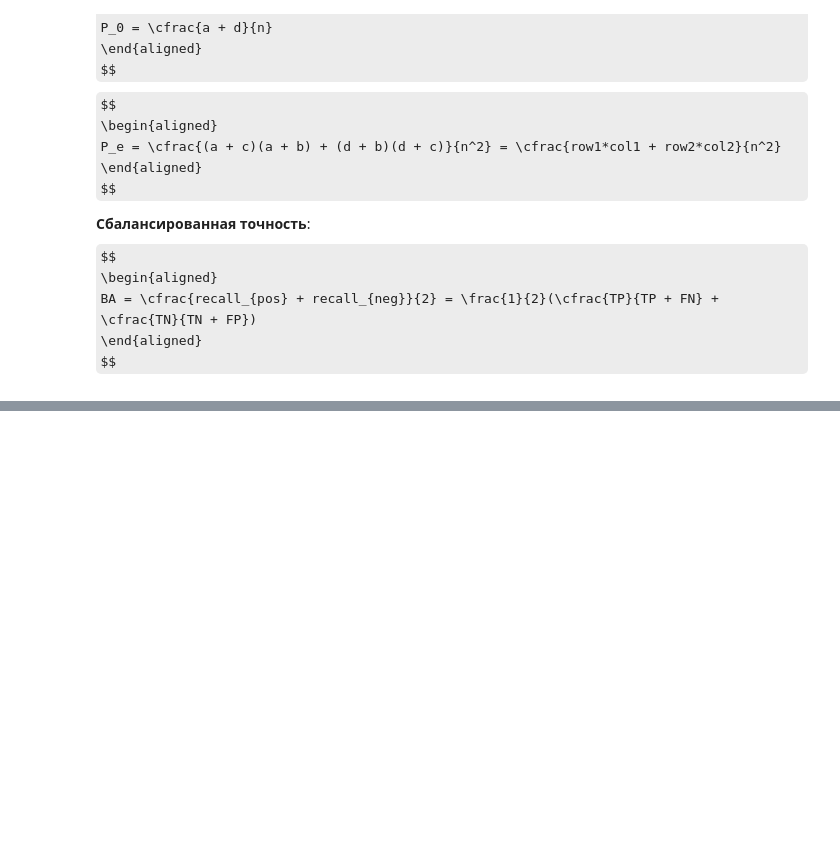
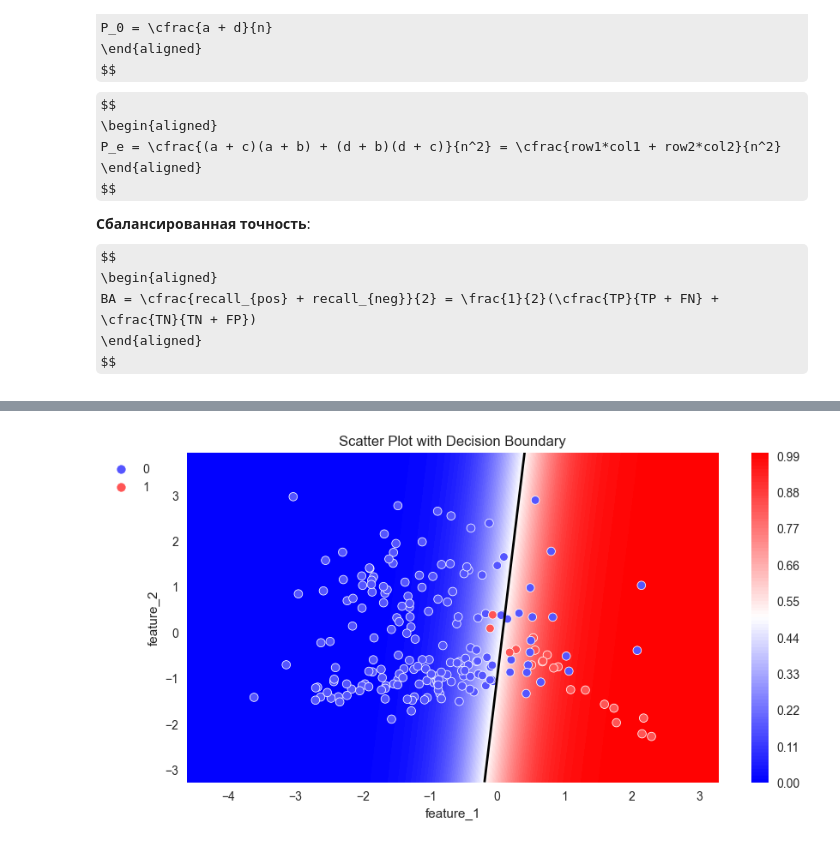
Before and after one commit to MazepaYuliya/SF_DS_3_0, a Jupyter notebook: ML_/unbalanced_dataset.ipynb, the cells around one changed output, grey strips where cells are left out. Cells and saved outputs as stored; diff of their text form; code cells hidden in the pictures; some formulas as TeX source; blank space fills up the shorter version.

```diff
--- a/ML_/unbalanced_dataset.ipynb
+++ b/ML_/unbalanced_dataset.ipynb
@@ -183,0 +476,11 @@ $$
+# %%
+log_model_balanced = linear_model.LogisticRegression(
+    random_state=42, #генератор случайных чисел
+    class_weight='balanced' #веса классов
+)
+log_model_balanced.fit(X_train, y_train)
+
+y_log_train_pred = log_model_balanced.predict(X_train)
+y_log_valid_pred = log_model_balanced.predict(X_valid)
+
+print(metrics.classification_report(y_valid, y_log_valid_pred))
@@ -183,0 +496,4 @@ $$
+# %%
+plot_probabilities_2d(X, y, log_model_balanced)
+# %% [output]
+[figure, added]
```
Also changed, not shown: parts of 31 cells of this notebook, 8 other files.
